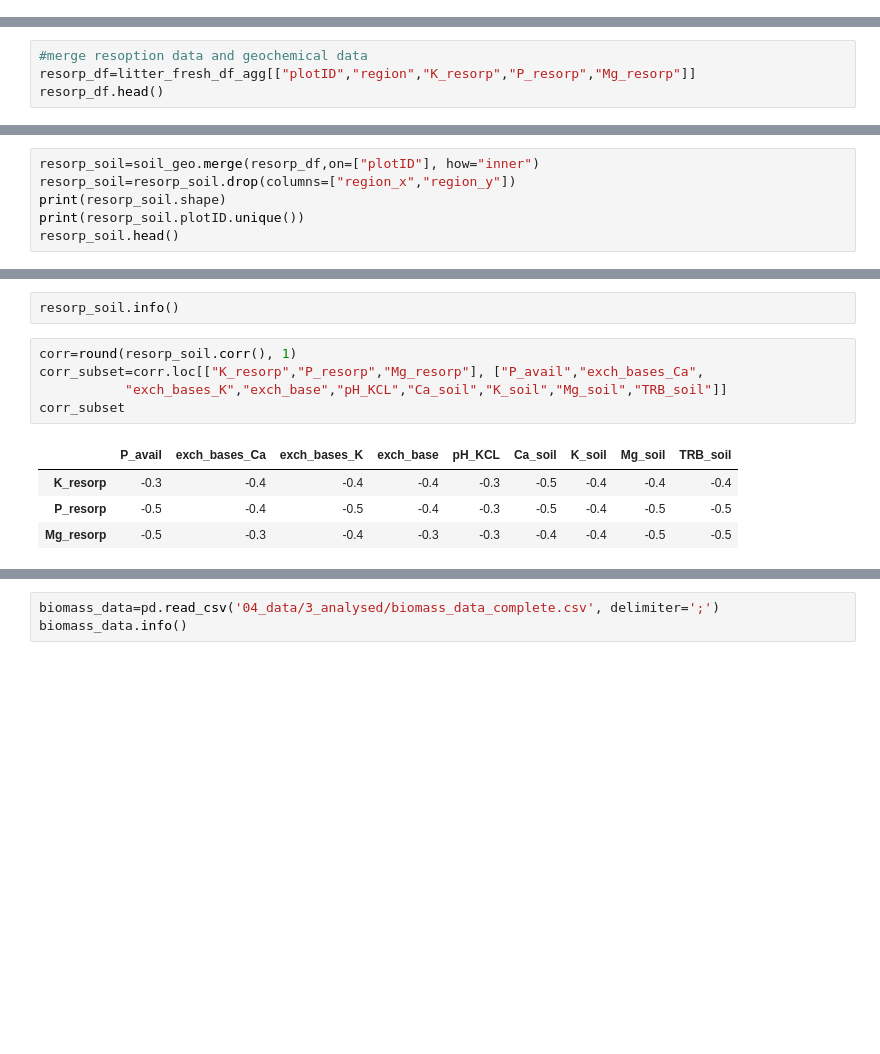
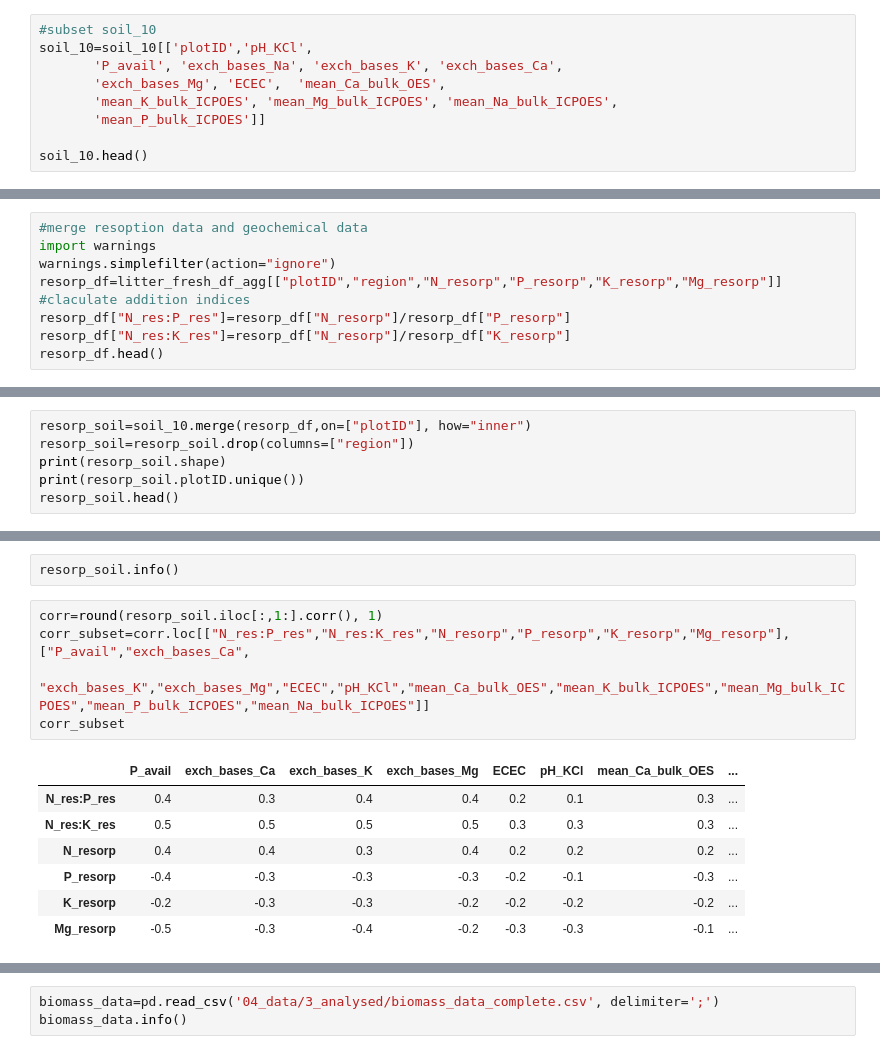
Before and after one commit to BBenyamini/eco-analysis, a Jupyter notebook: analysis/canopy.ipynb, the cells around one changed output, grey strips where cells are left out. Saved outputs shown, nothing was run; the diff lists cells and outputs as text; blank space fills up the shorter version.

```diff
--- a/analysis/canopy.ipynb
+++ b/analysis/canopy.ipynb
@@ -1396,0 +1270,9 @@ effect_size
+# %%
+#subset soil_10
+soil_10=soil_10[['plotID','pH_KCl',
+       'P_avail', 'exch_bases_Na', 'exch_bases_K', 'exch_bases_Ca',
+       'exch_bases_Mg', 'ECEC',  'mean_Ca_bulk_OES',
+       'mean_K_bulk_ICPOES', 'mean_Mg_bulk_ICPOES', 'mean_Na_bulk_ICPOES',
+       'mean_P_bulk_ICPOES']]
+
+soil_10.head()
@@ -1397,5 +1297,10 @@ effect_size
 # %%
 #merge resoption data and geochemical data
-resorp_df=litter_fresh_df_agg[["plotID","region","K_resorp","P_resorp","Mg_resorp"]]
+import warnings
+warnings.simplefilter(action="ignore")
+resorp_df=litter_fresh_df_agg[["plotID","region","N_resorp","P_resorp","K_resorp","Mg_resorp"]]
+#claculate addition indices
+resorp_df["N_res:P_res"]=resorp_df["N_resorp"]/resorp_df["P_resorp"]
+resorp_df["N_res:K_res"]=resorp_df["N_resorp"]/resorp_df["K_resorp"]
 resorp_df.head()
 # %% [output]
@@ -1449,8 +1335,8 @@ resorp_df.head()
 | 3 | KBPL6 | Mafic | 77.279978 | 60.199699 | 51.418205 |
 | 4 | NPL1 | Sedimentary | 87.566394 | 78.173771 | 30.021796 |
 # %%
-resorp_soil=soil_geo.merge(resorp_df,on=["plotID"], how="inner")
-resorp_soil=resorp_soil.drop(columns=["region_x","region_y"])
+resorp_soil=soil_10.merge(resorp_df,on=["plotID"], how="inner")
+resorp_soil=resorp_soil.drop(columns=["region"])
 print(resorp_soil.shape)
 print(resorp_soil.plotID.unique())
 resorp_soil.head()
@@ -1469,13 +1354,16 @@ resorp_soil.head()
 # %%
 resorp_soil.info()
 # %%
-corr=round(resorp_soil.corr(), 1)
-corr_subset=corr.loc[["K_resorp","P_resorp","Mg_resorp"], ["P_avail","exch_bases_Ca",
-           "exch_bases_K","exch_base","pH_KCL","Ca_soil","K_soil","Mg_soil","TRB_soil"]]
+corr=round(resorp_soil.iloc[:,1:].corr(), 1)
+corr_subset=corr.loc[["N_res:P_res","N_res:K_res","N_resorp","P_resorp","K_resorp","Mg_resorp"], ["P_avail","exch_bases_Ca",
+           "exch_bases_K","exch_bases_Mg","ECEC","pH_KCl","mean_Ca_bulk_OES","mean_K_bulk_ICPOES","mean_Mg_bulk_ICPOES","mean_P_bulk_ICPOES","mean_Na_bulk_ICPOES"]]
 corr_subset
 # %% [output]
-|  | P_avail | exch_bases_Ca | exch_bases_K | exch_base | pH_KCL | Ca_soil | K_soil | Mg_soil | TRB_soil |
-| K_resorp | -0.3 | -0.4 | -0.4 | -0.4 | -0.3 | -0.5 | -0.4 | -0.4 | -0.4 |
-| P_resorp | -0.5 | -0.4 | -0.5 | -0.4 | -0.3 | -0.5 | -0.4 | -0.5 | -0.5 |
-| Mg_resorp | -0.5 | -0.3 | -0.4 | -0.3 | -0.3 | -0.4 | -0.4 | -0.5 | -0.5 |
+|  | P_avail | exch_bases_Ca | exch_bases_K | exch_bases_Mg | ECEC | pH_KCl | mean_Ca_bulk_OES | ... |
+| N_res:P_res | 0.4 | 0.3 | 0.4 | 0.4 | 0.2 | 0.1 | 0.3 | ... |
+| N_res:K_res | 0.5 | 0.5 | 0.5 | 0.5 | 0.3 | 0.3 | 0.3 | ... |
+| N_resorp | 0.4 | 0.4 | 0.3 | 0.4 | 0.2 | 0.2 | 0.2 | ... |
+| P_resorp | -0.4 | -0.3 | -0.3 | -0.3 | -0.2 | -0.1 | -0.3 | ... |
+| K_resorp | -0.2 | -0.3 | -0.3 | -0.2 | -0.2 | -0.2 | -0.2 | ... |
+| Mg_resorp | -0.5 | -0.3 | -0.4 | -0.2 | -0.3 | -0.3 | -0.1 | ... |
 # %%
```
Also changed, not shown: parts of 17 cells of this notebook.
